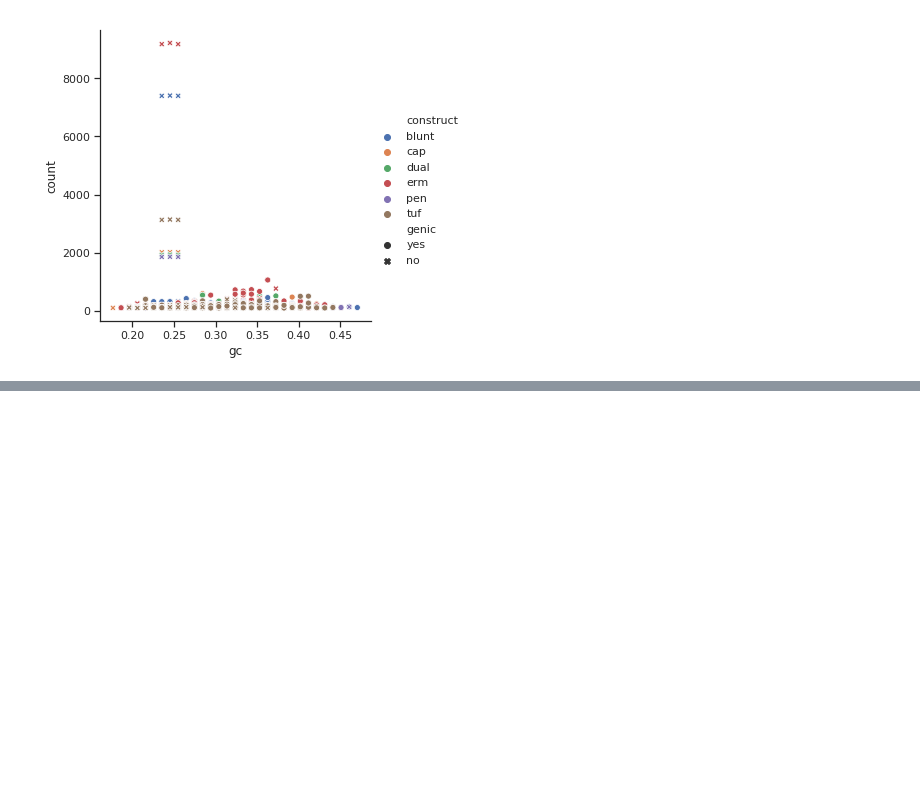
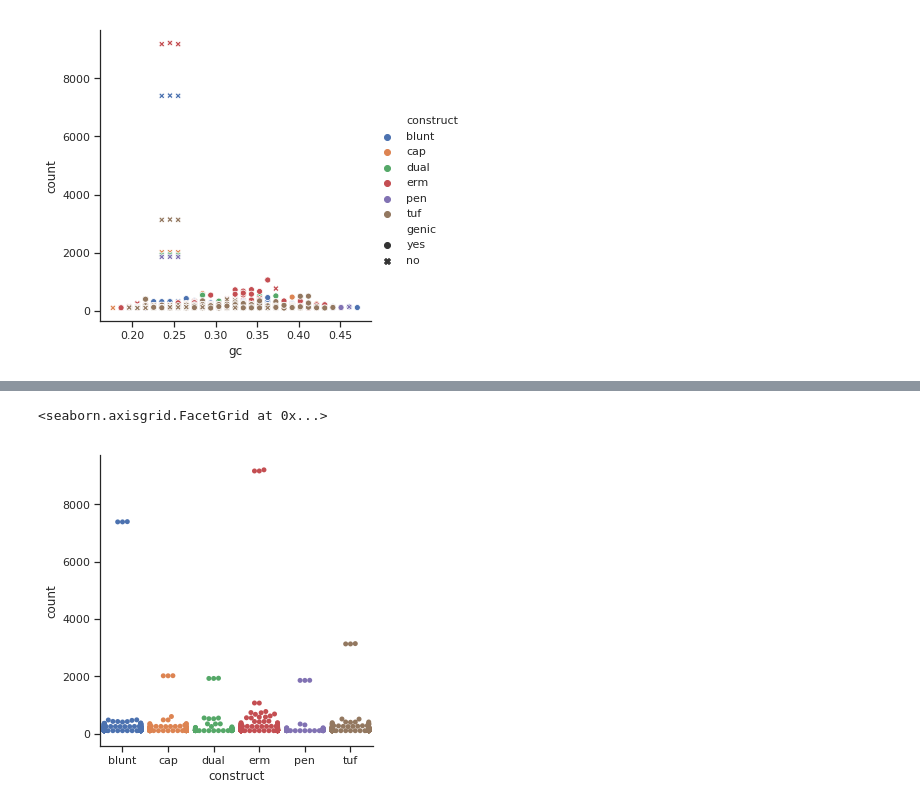
Before and after one commit to xxihe/sandbox2019, a Jupyter notebook: plot_in_python.ipynb, the cells around one changed output, grey strips where cells are left out. Cells and saved outputs as stored; diff of their text form; code cells hidden in the pictures; blank space fills up the shorter version.

```diff
--- a/plot_in_python.ipynb
+++ b/plot_in_python.ipynb
@@ -186,0 +197,5 @@ sns.relplot(x='gc',y='count',data=tdf[tdf['count']>100],hue='construct',style='g
+# %%
+sns.catplot(x='construct',y='count',data=tdf[tdf['count']>100],kind='swarm')
+# %% [output]
+<seaborn.axisgrid.FacetGrid at 0x...>
+[figure, added]
```
Also changed, not shown: parts of 11 cells of this notebook.
